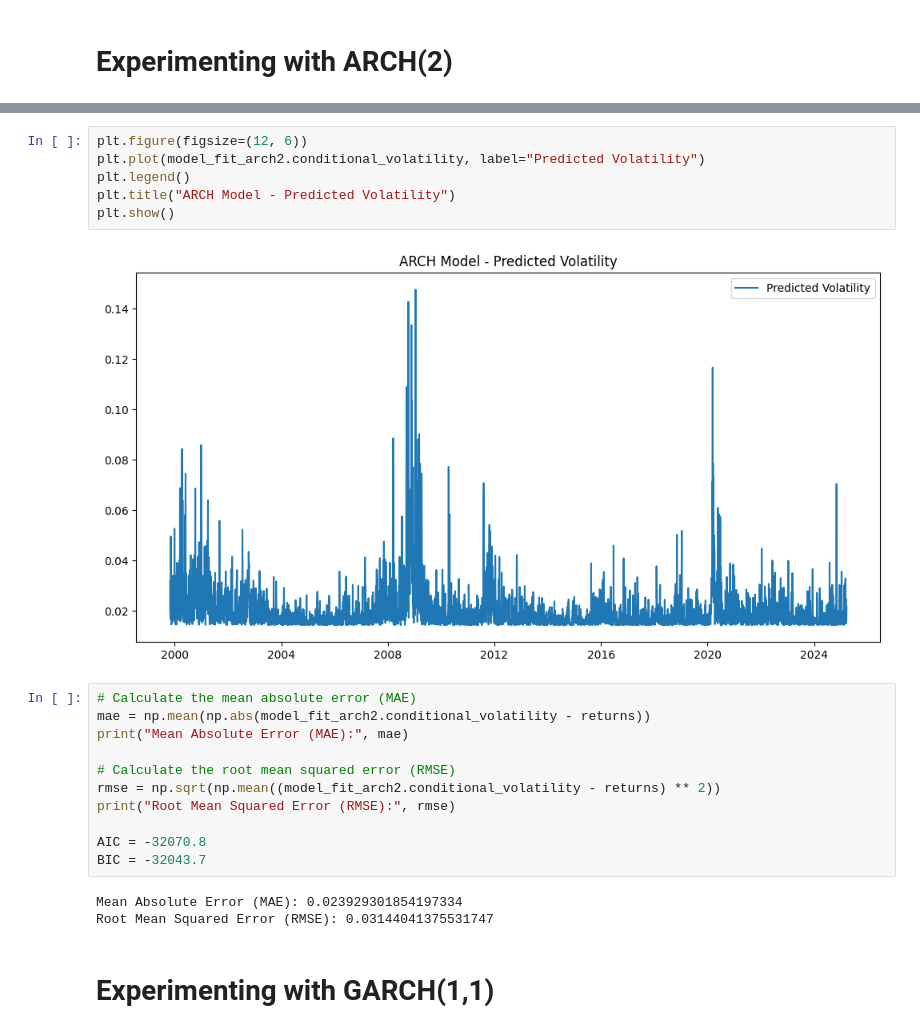
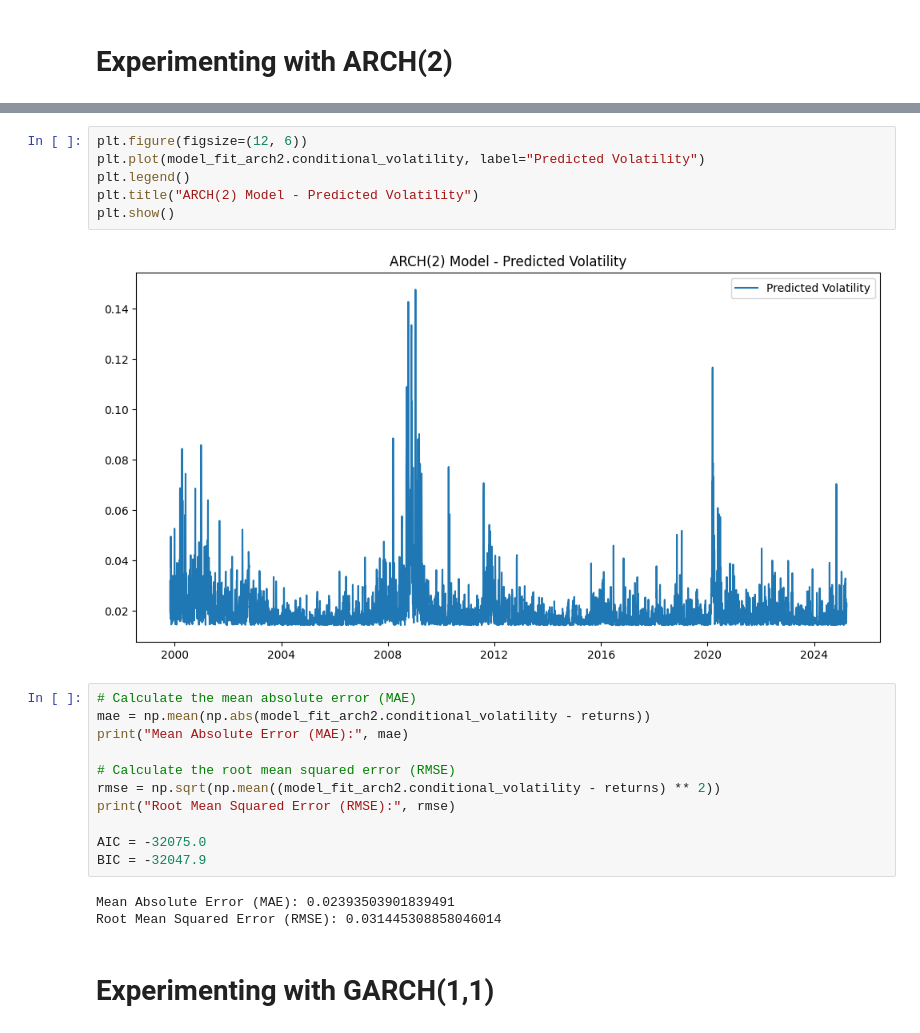
Before and after one commit to meetsudra11/timeseries, a Jupyter notebook: archgarch.ipynb, the cells around one changed output, grey strips where cells are left out. Drawn from its saved outputs; the diff is of its cells as text.

```diff
--- a/archgarch.ipynb
+++ b/archgarch.ipynb
@@ -251,11 +251,11 @@ model or by setting rescale=False.
 # %%
 plt.figure(figsize=(12, 6))
 plt.plot(model_fit_arch2.conditional_volatility, label="Predicted Volatility")
 plt.legend()
-plt.title("ARCH Model - Predicted Volatility")
+plt.title("ARCH(2) Model - Predicted Volatility")
 plt.show()
 # %% [output]
-[figure, old version]
+[figure, new version]
 # %%
 # Calculate the mean absolute error (MAE)
 mae = np.mean(np.abs(model_fit_arch2.conditional_volatility - returns))
@@ -265,11 +265,11 @@ print("Mean Absolute Error (MAE):", mae)
 rmse = np.sqrt(np.mean((model_fit_arch2.conditional_volatility - returns) ** 2))
 print("Root Mean Squared Error (RMSE):", rmse)
 
-AIC = -32070.8
-BIC = -32043.7
+AIC = -32075.0
+BIC = -32047.9
 # %% [output]
-Mean Absolute Error (MAE): 0.023929301854197334
-Root Mean Squared Error (RMSE): 0.03144041375531747
+Mean Absolute Error (MAE): 0.02393503901839491
+Root Mean Squared Error (RMSE): 0.031445308858046014
 # %% [markdown]
 # Experimenting with GARCH(1,1)
 # %%
```
Also changed, not shown: parts of 28 cells of this notebook.
